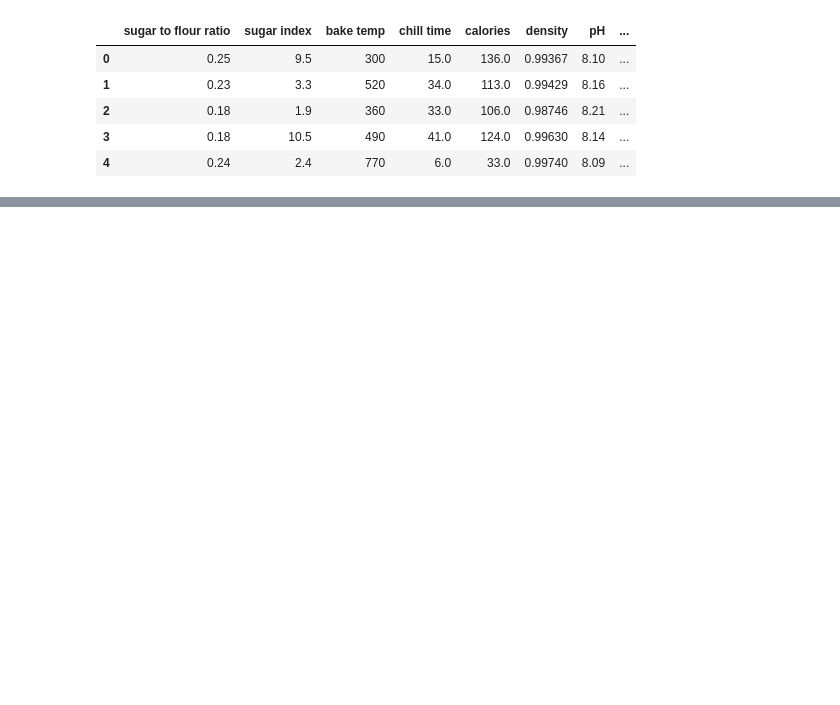
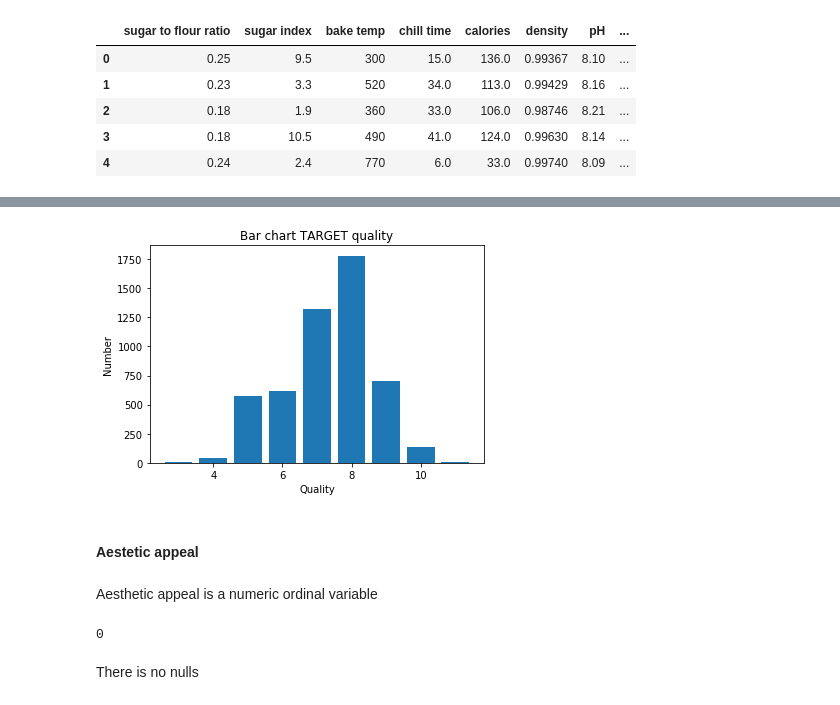
Before and after one commit to ljgoico/DATATHON_PHGL, a Jupyter notebook: main-PHGL.ipynb, the cells around one changed output, grey strips where cells are left out. Cells and saved outputs as stored; diff of their text form; code cells hidden in the pictures; blank space fills up the shorter version.

```diff
--- a/main-PHGL.ipynb
+++ b/main-PHGL.ipynb
@@ -4,5 +15,5 @@ import numpy as np
 # %%
-data = pd.read_csv('cookies.csv')
+data = pd.read_csv('data/cookies.csv')
 # %%
 data.head()
 # %% [output]
@@ -14,0 +151,6 @@ data.head()
+# %%
+target = data.quality.value_counts().reset_index()
+
+target.columns = ['quality', 'count']
+
+target.head()
@@ -14,0 +164,18 @@ data.head()
+# %%
+plt.bar(target['quality'], target['count'])
+plt.xlabel(r"Quality")
+plt.ylabel(r"Number")
+plt.title(r"Bar chart TARGET quality")
+plt.show()
+# %% [output]
+[figure, added]
+# %% [markdown]
+#### Aestetic appeal
+# %% [markdown]
+Aesthetic appeal is a numeric ordinal variable
+# %%
+data['aesthetic appeal'].isnull().sum()
+# %% [output]
+0
+# %% [markdown]
+There is no nulls
```
Also changed, not shown: parts of 40 cells of this notebook.
